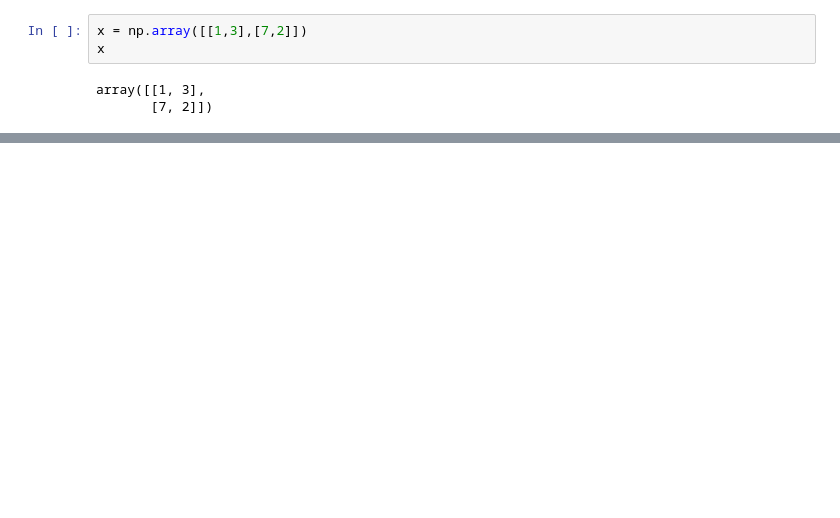
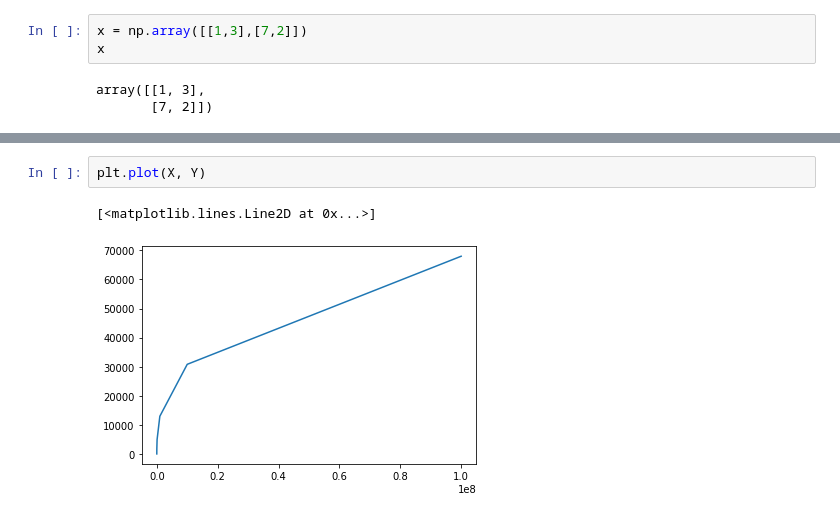
Before and after one commit to jshams/DS-2.1-machine-learning, a Jupyter notebook: notes.ipynb, the cells around one changed output, grey strips where cells are left out. Cells and saved outputs as stored; diff of their text form; blank space fills up the shorter version.

```diff
--- a/notes.ipynb
+++ b/notes.ipynb
@@ -220,0 +248,5 @@ array([[1, 3],
+# %%
+plt.plot(X, Y)
+# %% [output]
+[<matplotlib.lines.Line2D at 0x...>]
+[figure, added]
```
Also changed, not shown: parts of 47 cells of this notebook.
